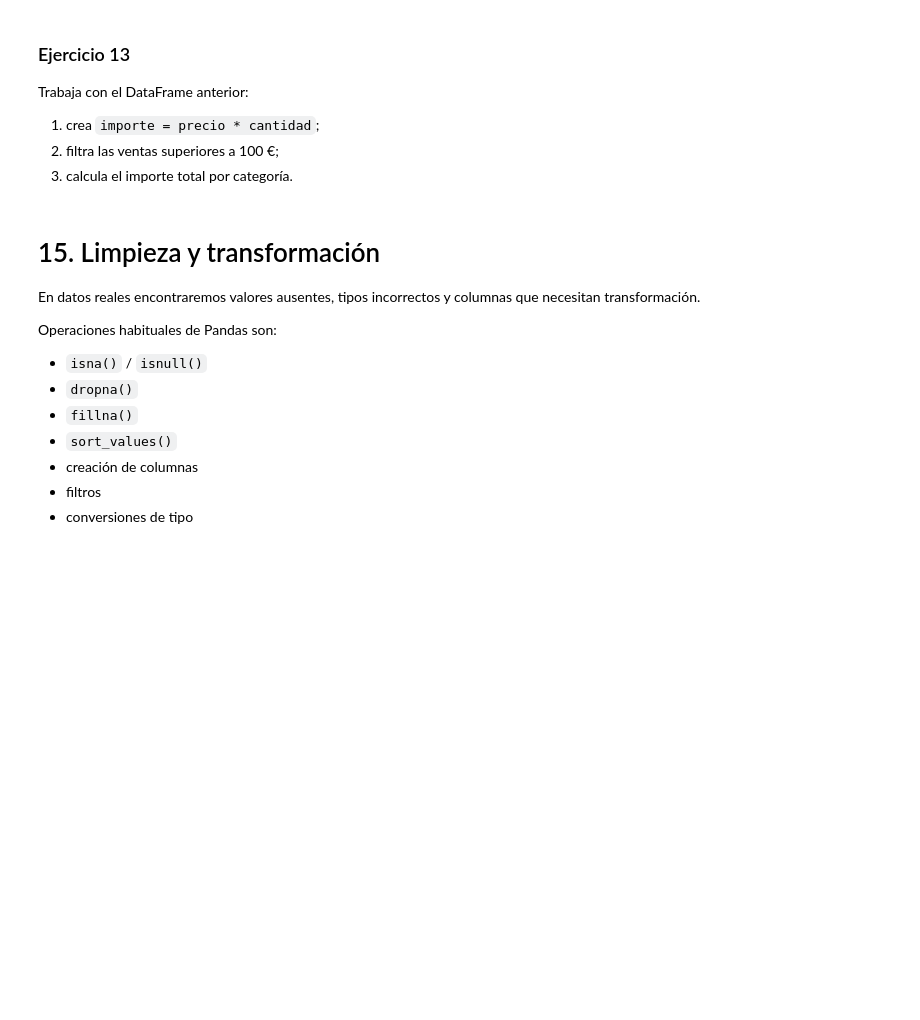
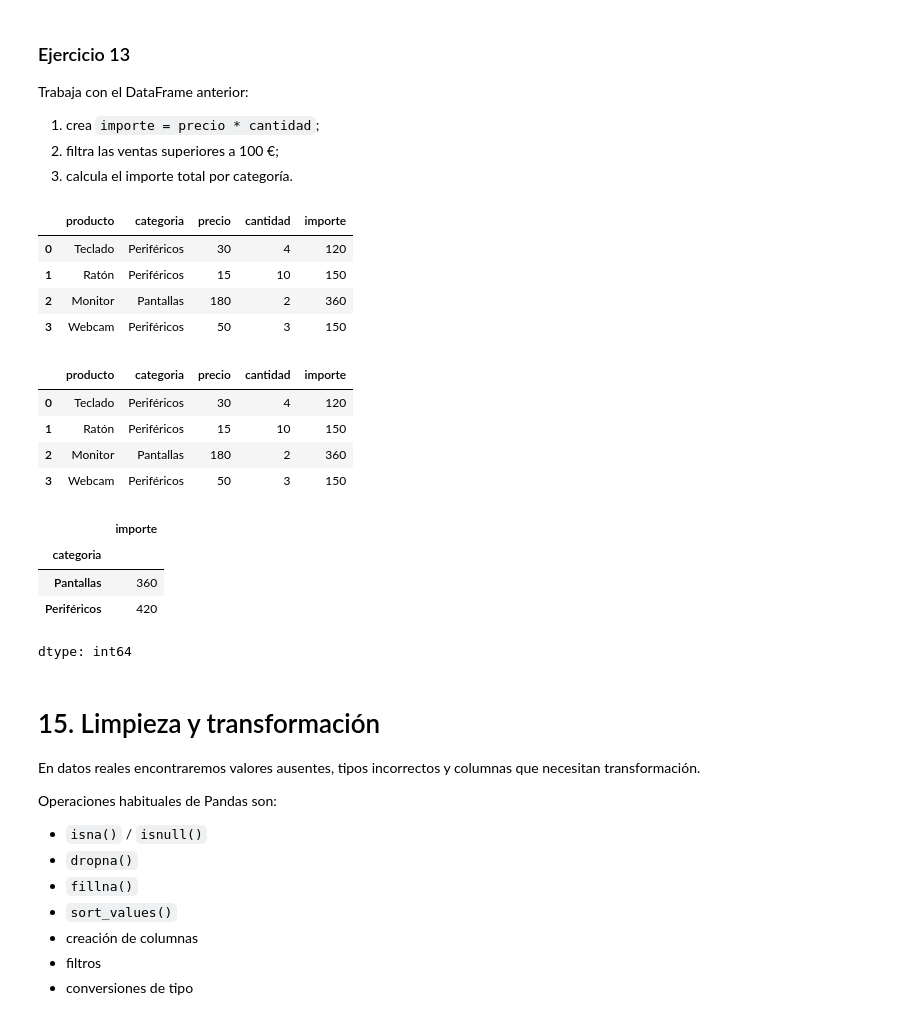
Before and after one commit to andreserenaquintilla/Ejercicios_Big_Data, a Jupyter notebook: Guia_Python_BDIA.ipynb, the cells around one changed output. Drawn from its saved outputs; the diff is of its cells as text; code cells hidden in the pictures; blank space fills up the shorter version.

```diff
--- a/Guia_Python_BDIA.ipynb
+++ b/Guia_Python_BDIA.ipynb
@@ -765,3 +1021,29 @@ Trabaja con el DataFrame anterior:
+# %%
+# Escribe aquí tu solución
+ventas["importe"] = ventas["precio"]*ventas["cantidad"]
+display(ventas)
+
+venta_superior100 = ventas[ventas["importe"] > 100]
+display(venta_superior100)
+
+importe_por_categoria = ventas.groupby("categoria")["importe"].sum()
+display(importe_por_categoria)
+# %% [output]
+|  | producto | categoria | precio | cantidad | importe |
+| 0 | Teclado | Periféricos | 30 | 4 | 120 |
+| 1 | Ratón | Periféricos | 15 | 10 | 150 |
+| 2 | Monitor | Pantallas | 180 | 2 | 360 |
+| 3 | Webcam | Periféricos | 50 | 3 | 150 |
+|  | producto | categoria | precio | cantidad | importe |
+| 0 | Teclado | Periféricos | 30 | 4 | 120 |
+| 1 | Ratón | Periféricos | 15 | 10 | 150 |
+| 2 | Monitor | Pantallas | 180 | 2 | 360 |
+| 3 | Webcam | Periféricos | 50 | 3 | 150 |
+|  | importe |
+| categoria |  |
+| Pantallas | 360 |
+| Periféricos | 420 |
+dtype: int64
 # %% [markdown]
 # 15. Limpieza y transformación
 
```
Also changed, not shown: parts of 47 cells of this notebook.
